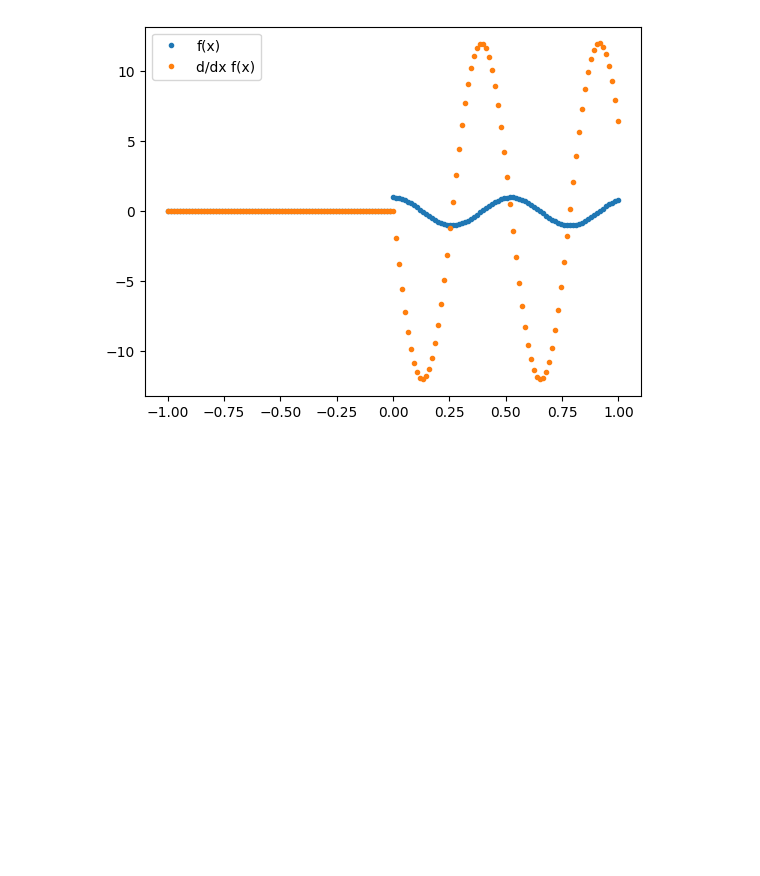
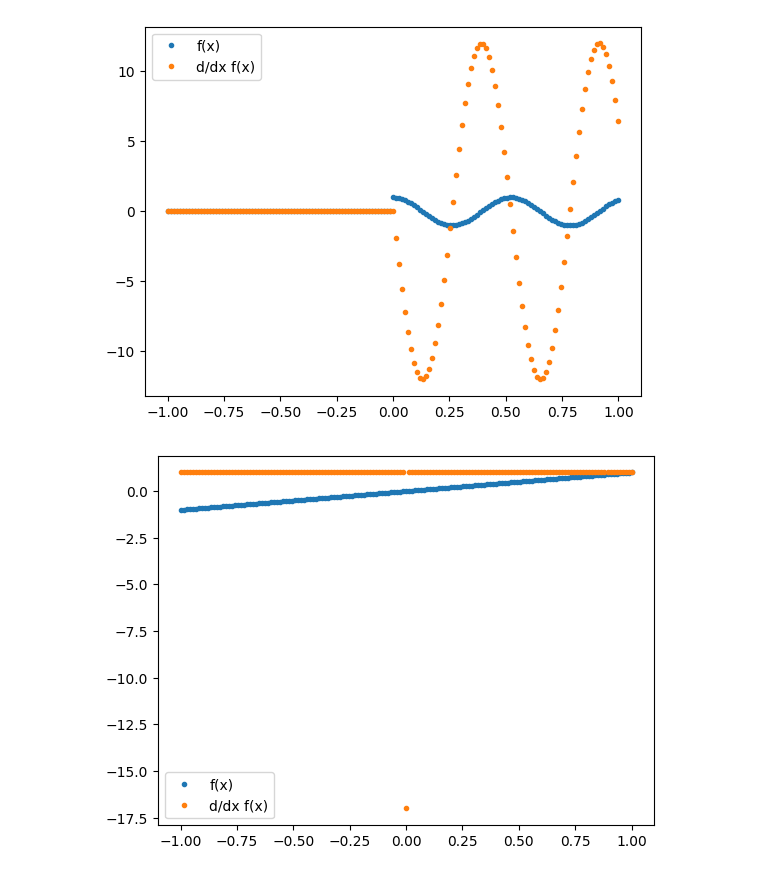
Before and after one commit to iaso1774/appm-4600-numerics, a Jupyter notebook: Labs/Lab04_AutoDiff.ipynb, the cells around one changed output. Saved outputs shown, nothing was run; the diff lists cells and outputs as text; code cells hidden in the pictures; blank space fills up the shorter version.

```diff
--- a/Labs/Lab04_AutoDiff.ipynb
+++ b/Labs/Lab04_AutoDiff.ipynb
@@ -111,0 +113,13 @@ def f_jvp(primals, tangents):
+# %%
+xGrid = np.linspace(-1,1,151)
+x = jnp.array(xGrid)
+
+f_vectorized = vmap(f)
+
+plt.plot( x, f_vectorized(x),'.', label='f(x)' )
+fprime = vmap(grad(f))
+plt.plot(x,fprime(x),'.',label='d/dx f(x)')
+plt.legend()
+plt.show()
+# %% [output]
+[figure, added]
```
Also changed, not shown: parts of 1 cell of this notebook.
